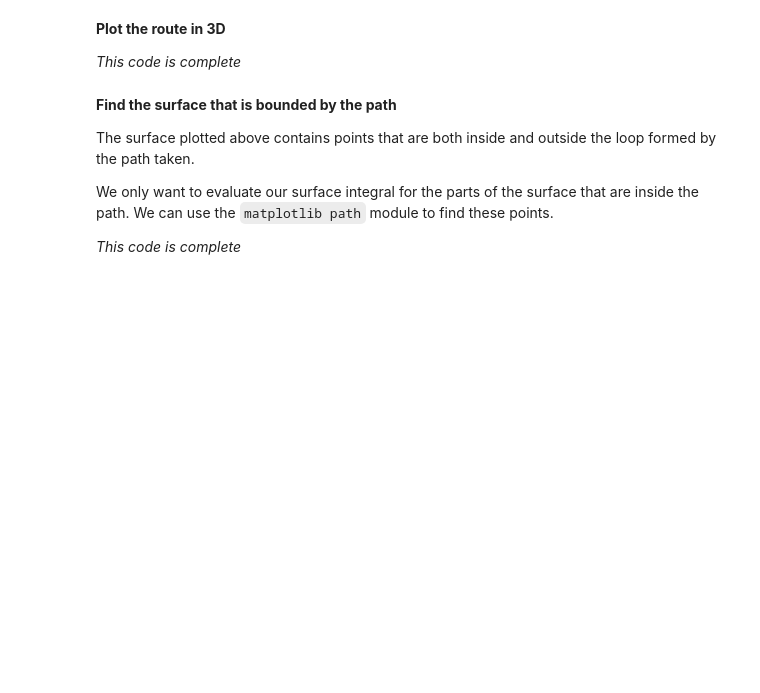
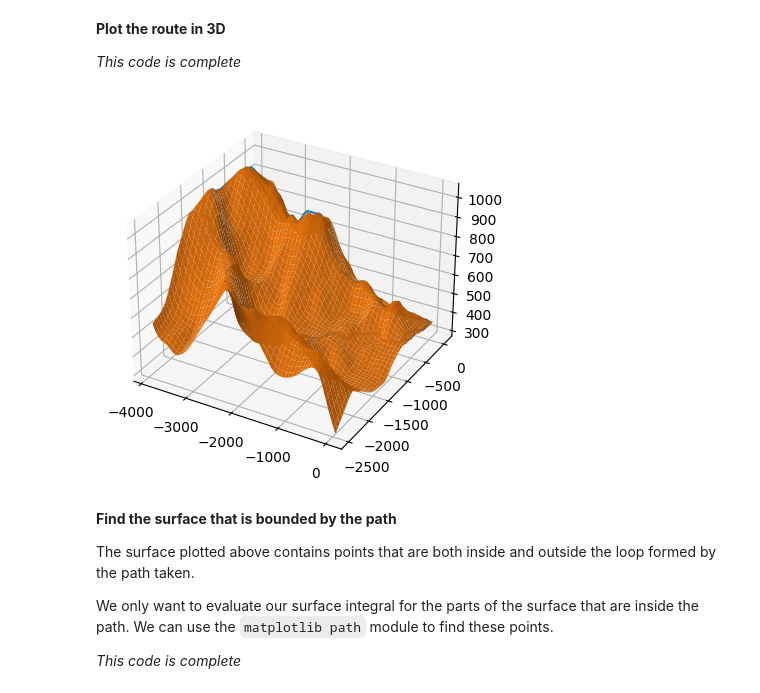
Before and after one commit to Marchhhhhhh/Maths-EP, a Jupyter notebook: 03_ExamplesPaper3_Surface_Integral.ipynb, the cells around one changed output. Saved outputs shown, nothing was run; the diff lists cells and outputs as text; code cells hidden in the pictures; blank space fills up the shorter version.

```diff
--- a/03_ExamplesPaper3_Surface_Integral.ipynb
+++ b/03_ExamplesPaper3_Surface_Integral.ipynb
@@ -79,10 +79,12 @@ surf_z_grid = np.reshape( surf_z, (N, N) )
 *This code is complete*
 # %%
 fig = plt.figure()
-ax = fig.gca(projection='3d')
+ax = fig.add_subplot(projection='3d')
 ax.plot( path_x, path_y, path_z )
 ax.plot_surface( surf_x_grid, surf_y_grid, surf_z_grid )
 plt.show()
+# %% [output]
+[figure, added]
 # %% [markdown]
 **Find the surface that is bounded by the path**
 
```
Also changed, not shown: parts of 3 cells of this notebook, 1 other file.
